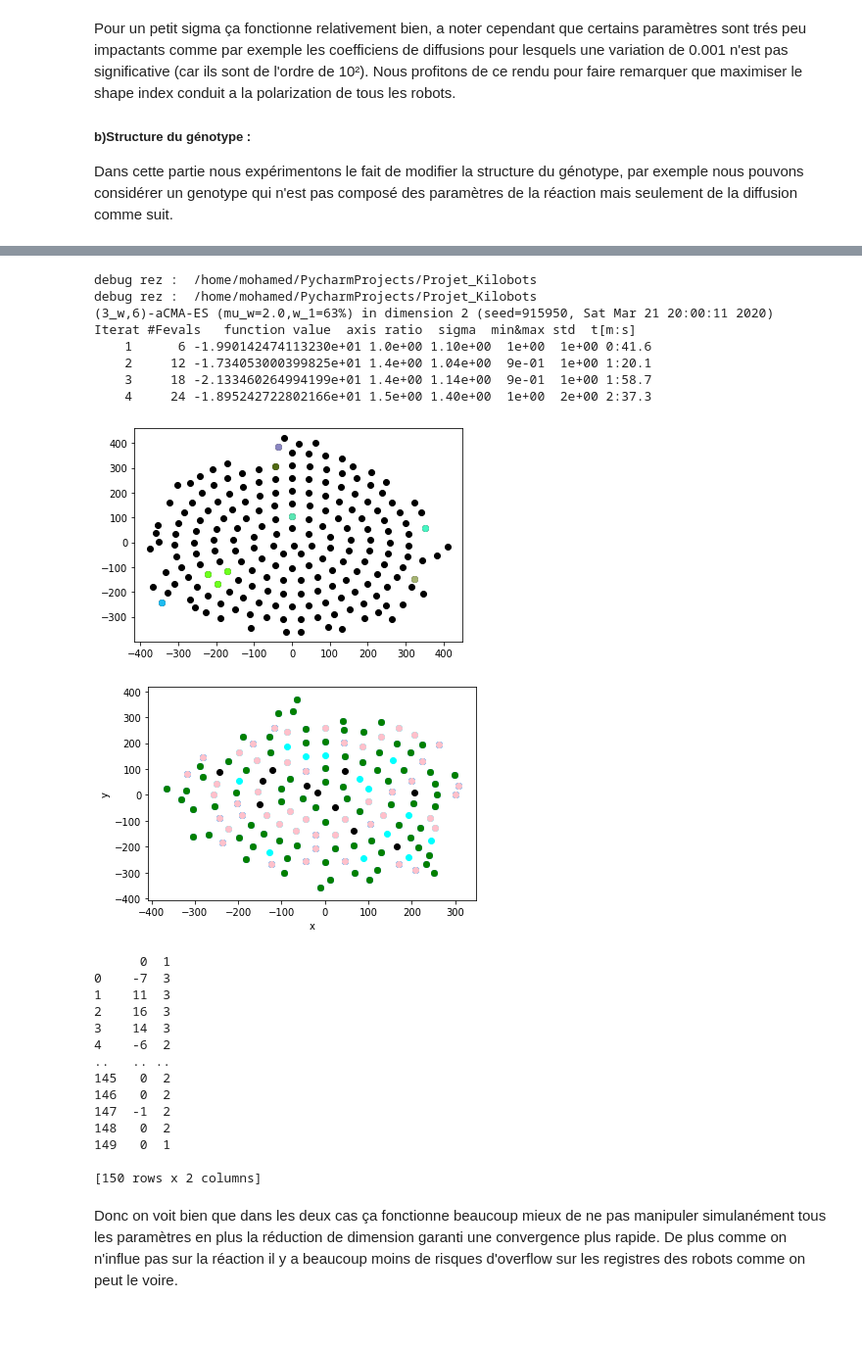
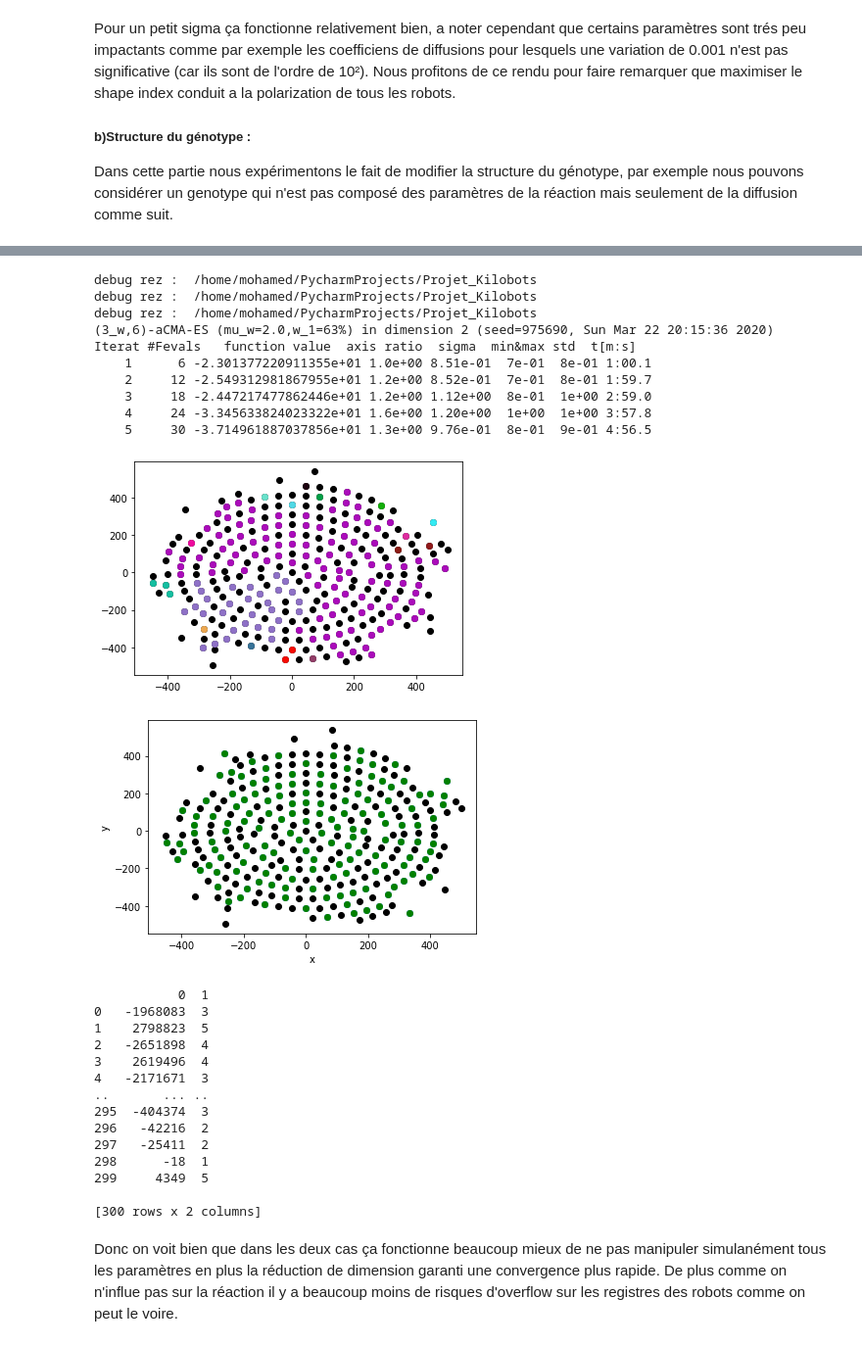
Before and after one commit to steagsInc/Projet_Kilobots, a Jupyter notebook: Rapport_1.ipynb, the cells around one changed output, grey strips where cells are left out. Shown: that part at 98% size. Saved outputs shown, nothing was run; the diff lists cells and outputs as text; code cells hidden in the pictures.

```diff
--- a/Rapport_1.ipynb
+++ b/Rapport_1.ipynb
@@ -208,35 +227,38 @@ Iterat #Fevals   function value  axis ratio  sigma  min&max std  t[m:s]
 # %%
-renduModel("Shape Index",20,sigma = 1,Model=("D_u","D_v"))
+SD.controller.rez_params()
+renduModel("Shape Index",30,sigma = 1,Model=("D_u","D_v"))
 SD.setTime(2500)
 SD.executeSimulation()
 SD.genererRendu()
 df = pd.DataFrame(SD.concentrations)
 print(df)
 # %% [output]
 debug rez :  /home/mohamed/PycharmProjects/Projet_Kilobots
 debug rez :  /home/mohamed/PycharmProjects/Projet_Kilobots
-(3_w,6)-aCMA-ES (mu_w=2.0,w_1=63%) in dimension 2 (seed=915950, Sat Mar 21 20:00:11 2020)
+debug rez :  /home/mohamed/PycharmProjects/Projet_Kilobots
+(3_w,6)-aCMA-ES (mu_w=2.0,w_1=63%) in dimension 2 (seed=975690, Sun Mar 22 20:15:36 2020)
 Iterat #Fevals   function value  axis ratio  sigma  min&max std  t[m:s]
-    1      6 -1.990142474113230e+01 1.0e+00 1.10e+00  1e+00  1e+00 0:41.6
-    2     12 -1.734053000399825e+01 1.4e+00 1.04e+00  9e-01  1e+00 1:20.1
-    3     18 -2.133460264994199e+01 1.4e+00 1.14e+00  9e-01  1e+00 1:58.7
-    4     24 -1.895242722802166e+01 1.5e+00 1.40e+00  1e+00  2e+00 2:37.3
+    1      6 -2.301377220911355e+01 1.0e+00 8.51e-01  7e-01  8e-01 1:00.1
+    2     12 -2.549312981867955e+01 1.2e+00 8.52e-01  7e-01  8e-01 1:59.7
+    3     18 -2.447217477862446e+01 1.2e+00 1.12e+00  8e-01  1e+00 2:59.0
+    4     24 -3.345633824023322e+01 1.6e+00 1.20e+00  1e+00  1e+00 3:57.8
+    5     30 -3.714961887037856e+01 1.3e+00 9.76e-01  8e-01  9e-01 4:56.5
-[figure, old version]
+[figure, new version]
-[figure, old version]
+[figure, new version]
-      0  1
-0    -7  3
-1    11  3
-2    16  3
-3    14  3
-4    -6  2
-..   .. ..
-145   0  2
-146   0  2
-147  -1  2
-148   0  2
-149   0  1
+           0  1
+0   -1968083  3
+1    2798823  5
+2   -2651898  4
+3    2619496  4
+4   -2171671  3
+..       ... ..
+295  -404374  3
+296   -42216  2
+297   -25411  2
+298      -18  1
+299     4349  5
 
-[150 rows x 2 columns]
+[300 rows x 2 columns]
 # %% [markdown]
 Donc on voit bien que dans les deux cas ça fonctionne beaucoup mieux de ne pas manipuler simulanément tous les paramètres en plus la réduction de dimension garanti une convergence plus rapide.
 De plus comme on n'influe pas sur la réaction il y a beaucoup moins de risques d'overflow sur les registres des robots comme on peut le voire.
```
Also changed, not shown: parts of 20 cells of this notebook, 46 other files.
